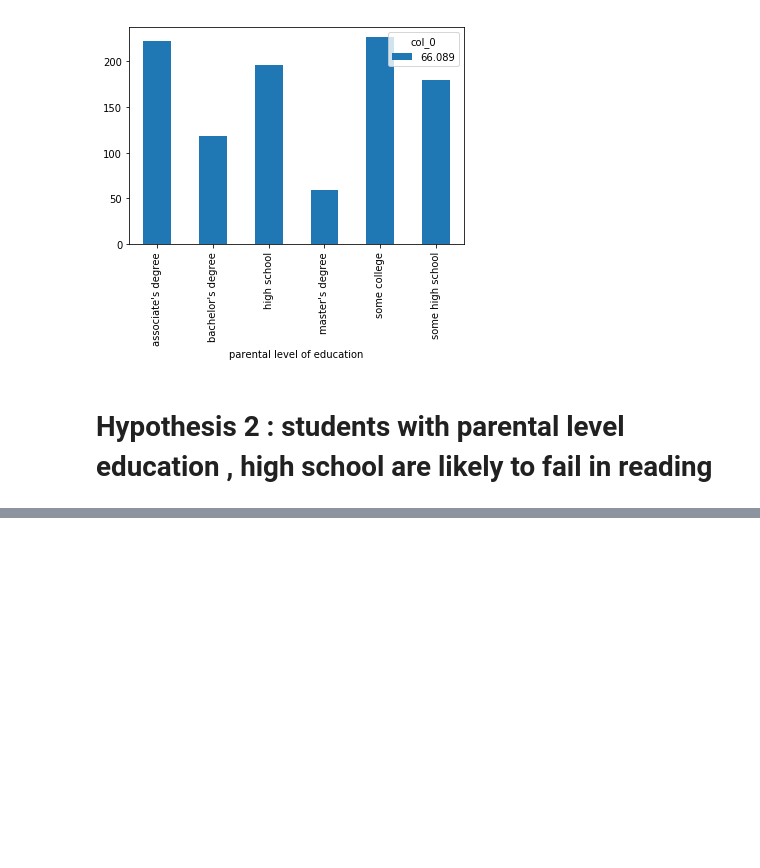
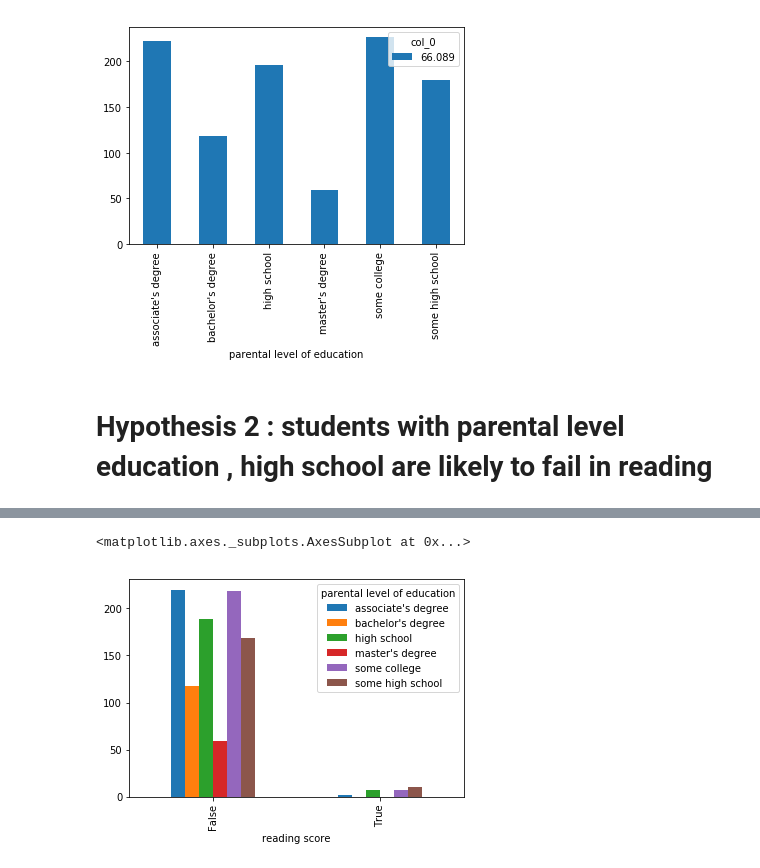
Before and after one commit to mahatnino/Student-Performance-Project-I-, a Jupyter notebook: Parental Level Of Education/Data Visualization and Hypothesis testing .ipynb, the cells around one changed output, grey strips where cells are left out. Drawn from its saved outputs; the diff is of its cells as text; code cells hidden in the pictures; blank space fills up the shorter version.

```diff
--- a/Parental Level Of Education/Data Visualization and Hypothesis testing .ipynb
+++ b/Parental Level Of Education/Data Visualization and Hypothesis testing .ipynb
@@ -110,0 +126,5 @@ pd.crosstab(df['parental level of education'],df['math score'].mean()).plot.bar(
+# %%
+pd.crosstab(df['reading score']<40,df['parental level of education']).plot.bar()
+# %% [output]
+<matplotlib.axes._subplots.AxesSubplot at 0x...>
+[figure, added]
```
Also changed, not shown: parts of 3 cells of this notebook, 5 other files.
